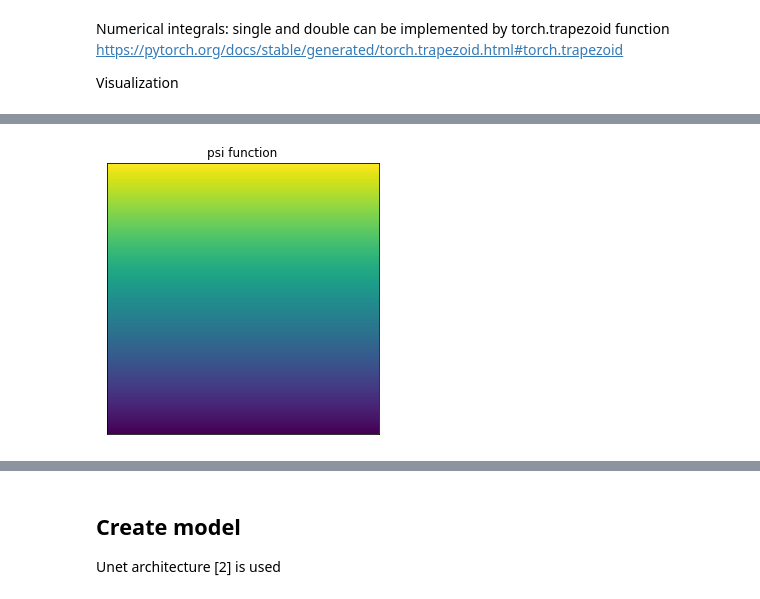
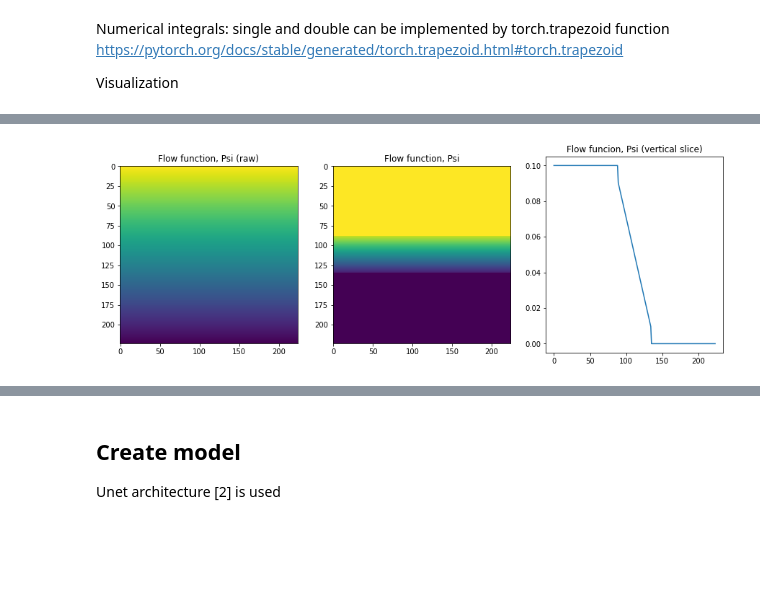
Before and after one commit to Mechanics-Mechatronics-and-Robotics/Physics-based-loss-and-machine-learning-approach-in-application-to-viscous-fluids-flow-modeling, a Jupyter notebook: Main.ipynb, the cells around one changed output, grey strips where cells are left out. Cells and saved outputs as stored; diff of their text form; code cells hidden in the pictures; blank space fills up the shorter version.

```diff
--- a/Main.ipynb
+++ b/Main.ipynb
@@ -493,11 +578,24 @@ The velocity is equal to zero on all the surfaces. The flow rate is known.
 # %%
-psi0 = (torch.linspace(Q * 4, 0,SIZE, dtype=torch.float32) * torch.ones(SIZE,SIZE)).T - 1.5 * Q
+#Initialization
+psi0 = (torch.linspace(Q * 4, 0,SIZE, dtype=torch.float32) * torch.ones(SIZE,SIZE)).T - 1.5 * Q #raw Psi0 function
+psi0_masked = (psi0 * wall_mask) + (upper_mask * Q)# Psi0 function with mask
 
-fig = plt.figure(figsize=(FIGSIZE, FIGSIZE))
+#Visualization
+nr=1
+nc=3
+fig = plt.figure(figsize=(FIGSIZE*nc, FIGSIZE*nr))
+plt.subplot(nr,nc,1)
 plt.imshow(psi0)
-plt.xticks([])
-plt.yticks([])
-plt.title('psi function')
+plt.title('Flow function, Psi (raw)')
+
+plt.subplot(nr,nc,2)
+plt.imshow(psi0_masked)
+plt.title('Flow function, Psi')
+
+plt.subplot(nr,nc,3)
+plt.plot(psi0_masked[:,sp])
+plt.title('Flow funcion, Psi (vertical slice)')
+
 plt.show()
 # %% [output]
-[figure, old version]
+[figure, new version]
```
Also changed, not shown: parts of 49 cells of this notebook.
